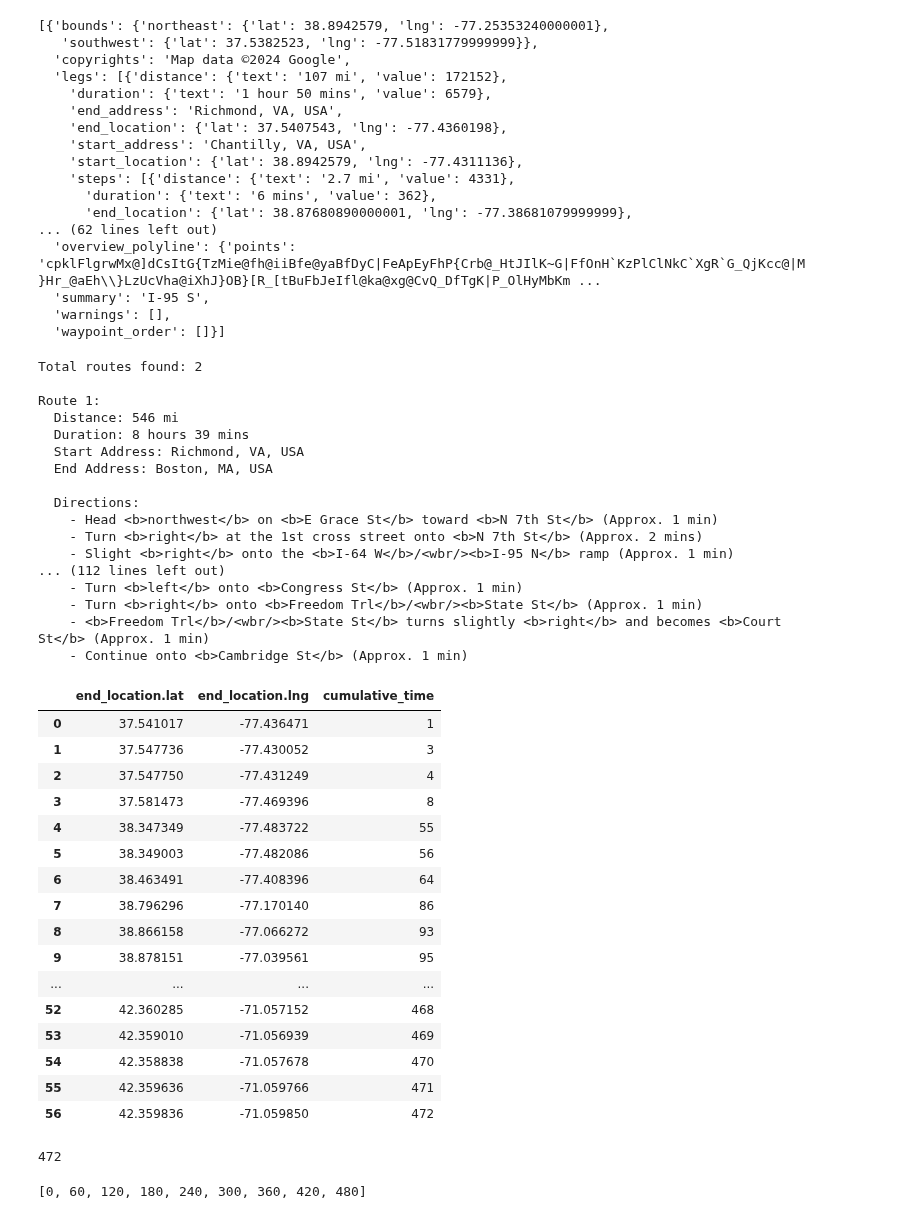
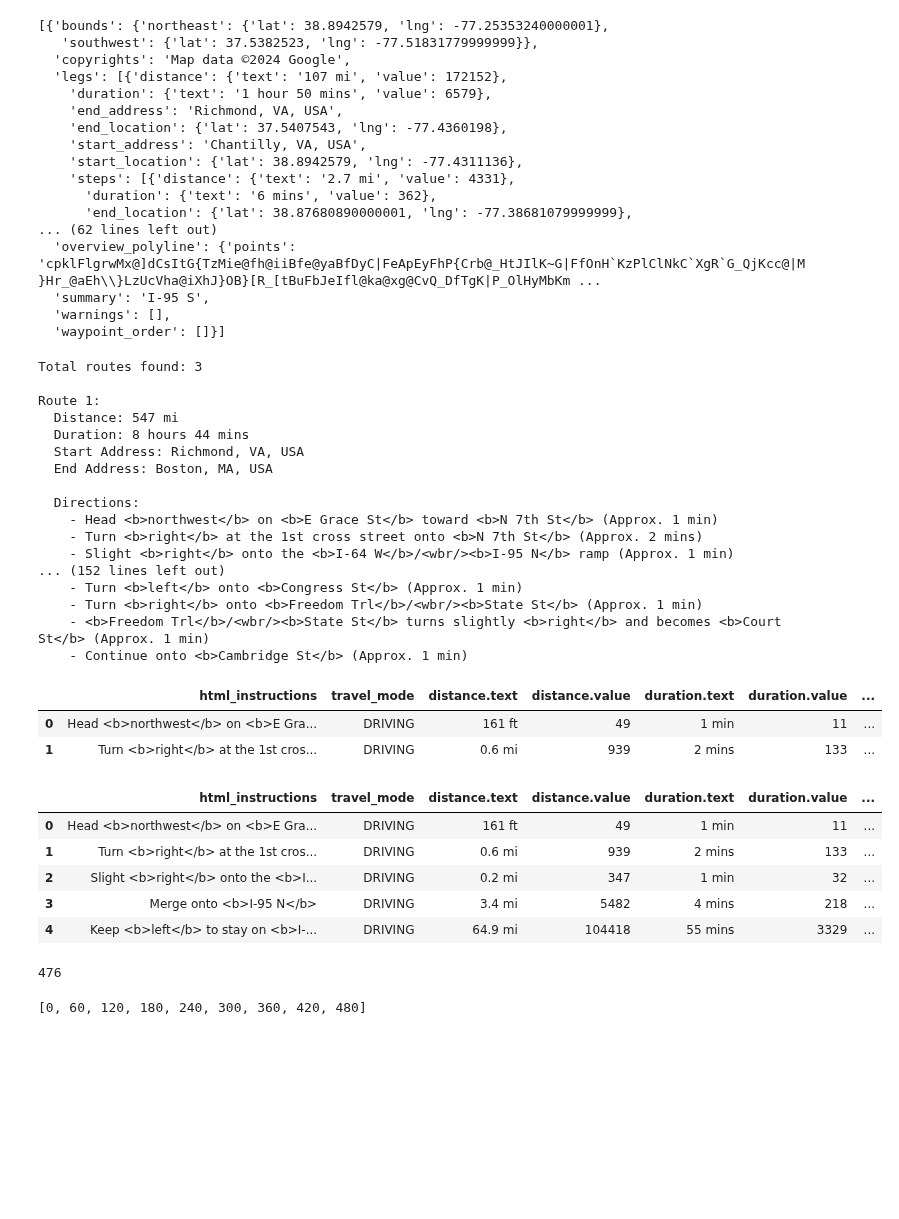
Before and after one commit to shroffr01/PersonalProject, a Jupyter notebook: test.ipynb, the cells around one changed output. Drawn from its saved outputs; the diff is of its cells as text; code cells hidden in the pictures; blank space fills up the shorter version.

```diff
--- a/test.ipynb
+++ b/test.ipynb
@@ -514,7 +518,16 @@ a
   'warnings': [],
   'waypoint_order': []}]
 # %%
-gmaps = googlemaps.Client(key=api_key)
+import googlemaps
+from datetime import datetime, timedelta
+import dotenv
+import json
+import pandas as pd
+
+dotenv.load_dotenv()
+api_key_google = os.getenv('api_key')
+
+gmaps = googlemaps.Client(key=api_key_google)
 
 # Define the origin and destination
 origin = "Richmond, VA"
@@ -553,11 +566,11 @@ if directions:
 else:
     print("No directions found.")
 # %% [output]
-Total routes found: 2
+Total routes found: 3
 
 Route 1:
-  Distance: 546 mi
-  Duration: 8 hours 39 mins
+  Distance: 547 mi
+  Duration: 8 hours 44 mins
   Start Address: Richmond, VA, USA
   End Address: Boston, MA, USA
 
@@ -565,7 +578,7 @@ Route 1:
     - Head <b>northwest</b> on <b>E Grace St</b> toward <b>N 7th St</b> (Approx. 1 min)
     - Turn <b>right</b> at the 1st cross street onto <b>N 7th St</b> (Approx. 2 mins)
     - Slight <b>right</b> onto the <b>I-64 W</b>/<wbr/><b>I-95 N</b> ramp (Approx. 1 min)
-... (112 lines left out)
+... (152 lines left out)
     - Turn <b>left</b> onto <b>Congress St</b> (Approx. 1 min)
     - Turn <b>right</b> onto <b>Freedom Trl</b>/<wbr/><b>State St</b> (Approx. 1 min)
     - <b>Freedom Trl</b>/<wbr/><b>State St</b> turns slightly <b>right</b> and becomes <b>Court St</b> (Approx. 1 min)
@@ -576,34 +586,31 @@ import pandas as pd
 # %%
 #print(myjson)
 news_df = pd.json_normalize(directions[0], record_path=['legs', 'steps'])
+news_df.head(2)
+# %% [output]
+|  | html_instructions | travel_mode | distance.text | distance.value | duration.text | duration.value | ... |
+| 0 | Head <b>northwest</b> on <b>E Gra... | DRIVING | 161 ft | 49 | 1 min | 11 | ... |
+| 1 | Turn <b>right</b> at the 1st cros... | DRIVING | 0.6 mi | 939 | 2 mins | 133 | ... |
 # %%
 
 news_df['time_in_minutes'] = news_df['duration.text'].str.extract('(\d+)').astype(int)
 news_df['cumulative_time'] = news_df['time_in_minutes'].cumsum()
-news_df[['end_location.lat', 'end_location.lng', 'cumulative_time']]
+news_df1=news_df[['end_location.lat', 'end_location.lng', 'cumulative_time']]
-# %% [output]
-|  | end_location.lat | end_location.lng | cumulative_time |
-| 0 | 37.541017 | -77.436471 | 1 |
-| 1 | 37.547736 | -77.430052 | 3 |
-| 2 | 37.547750 | -77.431249 | 4 |
-| 3 | 37.581473 | -77.469396 | 8 |
-| 4 | 38.347349 | -77.483722 | 55 |
-| 5 | 38.349003 | -77.482086 | 56 |
-| 6 | 38.463491 | -77.408396 | 64 |
-| 7 | 38.796296 | -77.170140 | 86 |
-| 8 | 38.866158 | -77.066272 | 93 |
-| 9 | 38.878151 | -77.039561 | 95 |
-| ... | ... | ... | ... |
-| 52 | 42.360285 | -71.057152 | 468 |
-| 53 | 42.359010 | -71.056939 | 469 |
-| 54 | 42.358838 | -71.057678 | 470 |
-| 55 | 42.359636 | -71.059766 | 471 |
-| 56 | 42.359836 | -71.059850 | 472 |
+# %%
+news_df['date_time'] = news_df['cumulative_time'].apply(lambda x: datetime.now() + timedelta(minutes=x))
+news_df.head(5)
+# %% [output]
+|  | html_instructions | travel_mode | distance.text | distance.value | duration.text | duration.value | ... |
+| 0 | Head <b>northwest</b> on <b>E Gra... | DRIVING | 161 ft | 49 | 1 min | 11 | ... |
+| 1 | Turn <b>right</b> at the 1st cros... | DRIVING | 0.6 mi | 939 | 2 mins | 133 | ... |
+| 2 | Slight <b>right</b> onto the <b>I... | DRIVING | 0.2 mi | 347 | 1 min | 32 | ... |
+| 3 | Merge onto <b>I-95 N</b> | DRIVING | 3.4 mi | 5482 | 4 mins | 218 | ... |
+| 4 | Keep <b>left</b> to stay on <b>I-... | DRIVING | 64.9 mi | 104418 | 55 mins | 3329 | ... |
 # %%
-max_time = news_df['cumulative_time'].iloc[(len(news_df)-1)]
+max_time = news_df1['cumulative_time'].iloc[(len(news_df)-1)]
 max_time
 # %% [output]
-472
+476
 # %%
 desired_val = list(range(0,max_time+60, 60))
 desired_val
```
Also changed, not shown: parts of 10 cells of this notebook, 1 other file.
